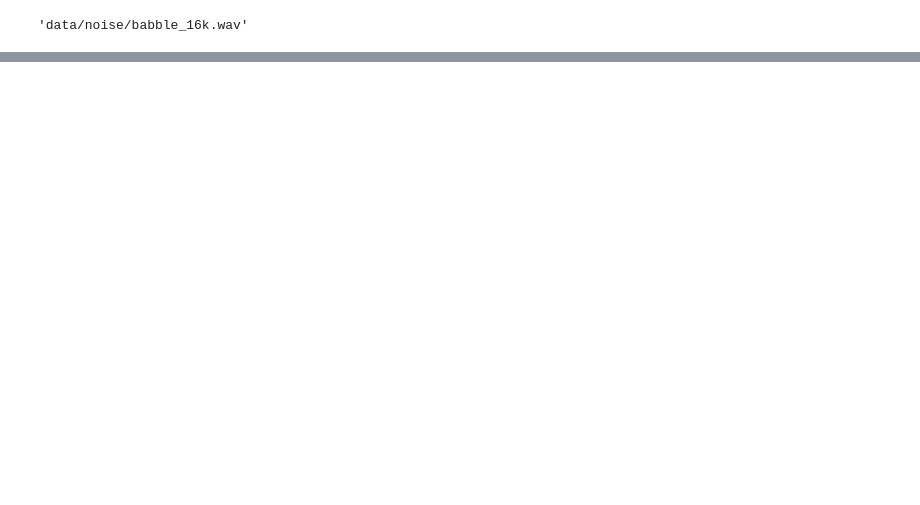
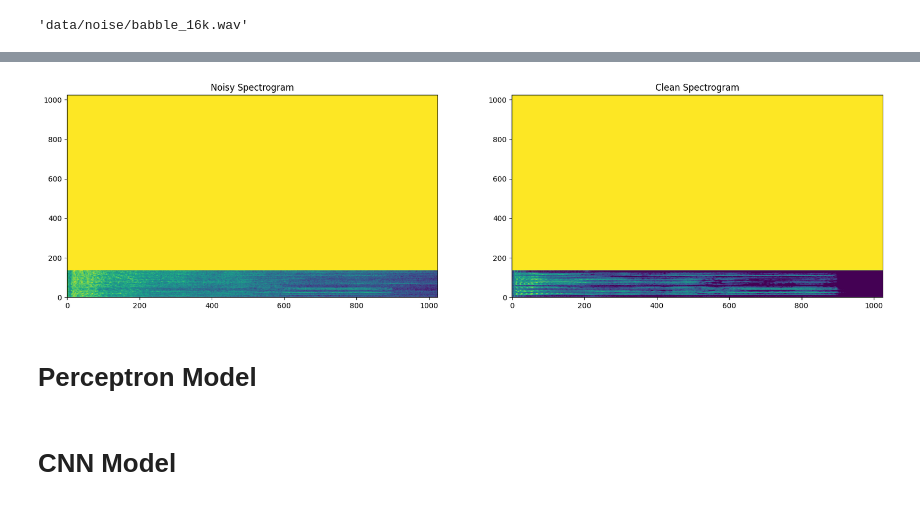
Before and after one commit to oussamarhouch/Projet-Audio, a Jupyter notebook: notebook.ipynb, the cells around one changed output, grey strips where cells are left out. Drawn from its saved outputs; the diff is of its cells as text; code cells hidden in the pictures; blank space fills up the shorter version.

```diff
--- a/notebook.ipynb
+++ b/notebook.ipynb
@@ -488,0 +314,39 @@ RuntimeError: mat1 and mat2 shapes cannot be multiplied (1x32000 and 470400x1024
+# %%
+train_dataset = AudioDataset(X_train, y_train)
+test_dataset = AudioDataset(X_test, y_test)
+# %%
+batch_size = 32
+# %%
+def custom_collate(batch):
+    # Unpack the batch and separate noisy and clean spectrograms
+    noisy_specs, clean_specs = zip(*batch)
+
+    # Convert each spectrogram to a tensor if they are not already
+    noisy_specs = [torch.tensor(s).unsqueeze(0) for s in noisy_specs]  # Add channel dimension
+    clean_specs = [torch.tensor(s).unsqueeze(0) for s in clean_specs]  # Add channel dimension
+
+    # Pad the sequences to have the same length
+    noisy_specs_padded = pad_sequence(noisy_specs, batch_first=True, padding_value=0)
+    clean_specs_padded = pad_sequence(clean_specs, batch_first=True, padding_value=0)
+
+    return noisy_specs_padded, clean_specs_padded
+# %%
+train_loader = DataLoader(train_dataset, batch_size=batch_size, shuffle=True, collate_fn=custom_collate)
+test_loader = DataLoader(test_dataset, batch_size=batch_size, shuffle=False, collate_fn=custom_collate)
+# %%
+# plot spetrogram of first element of dataloader of both clean and noisy
+noisy_spec, clean_spec = next(iter(train_loader))
+noisy_spec = noisy_spec[0].numpy()
+clean_spec = clean_spec[0].numpy()
+fig, ax = plt.subplots(1, 2, figsize=(20, 5))
+ax[0].imshow(noisy_spec.T, aspect='auto', origin='lower')
+ax[0].set_title('Noisy Spectrogram')
+ax[1].imshow(clean_spec.T, aspect='auto', origin='lower')
+ax[1].set_title('Clean Spectrogram')
+plt.show()
+# %% [output]
+[figure, added]
+# %% [markdown]
+# Perceptron Model
+# %% [markdown]
+# CNN Model
```
Also changed, not shown: parts of 43 cells of this notebook.
